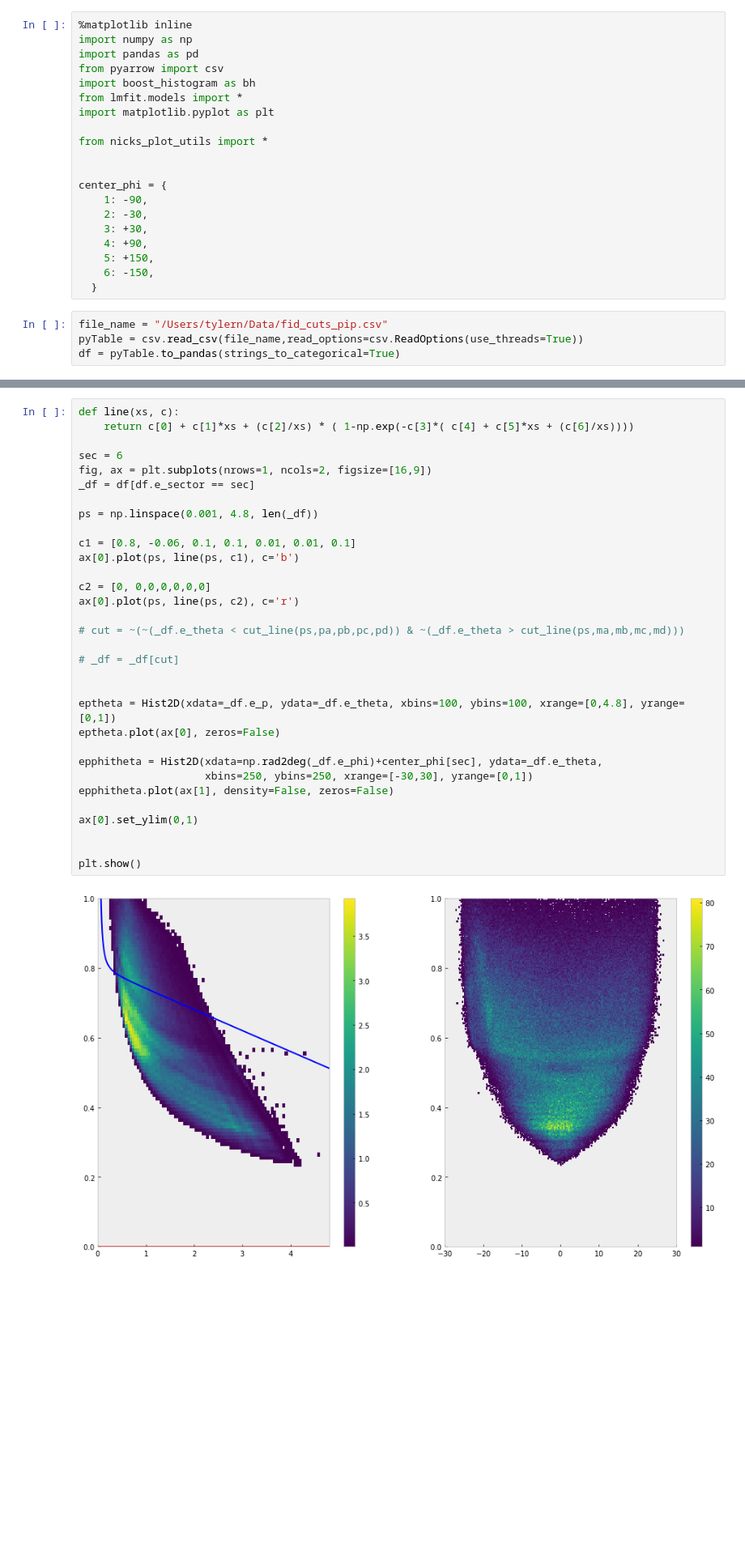
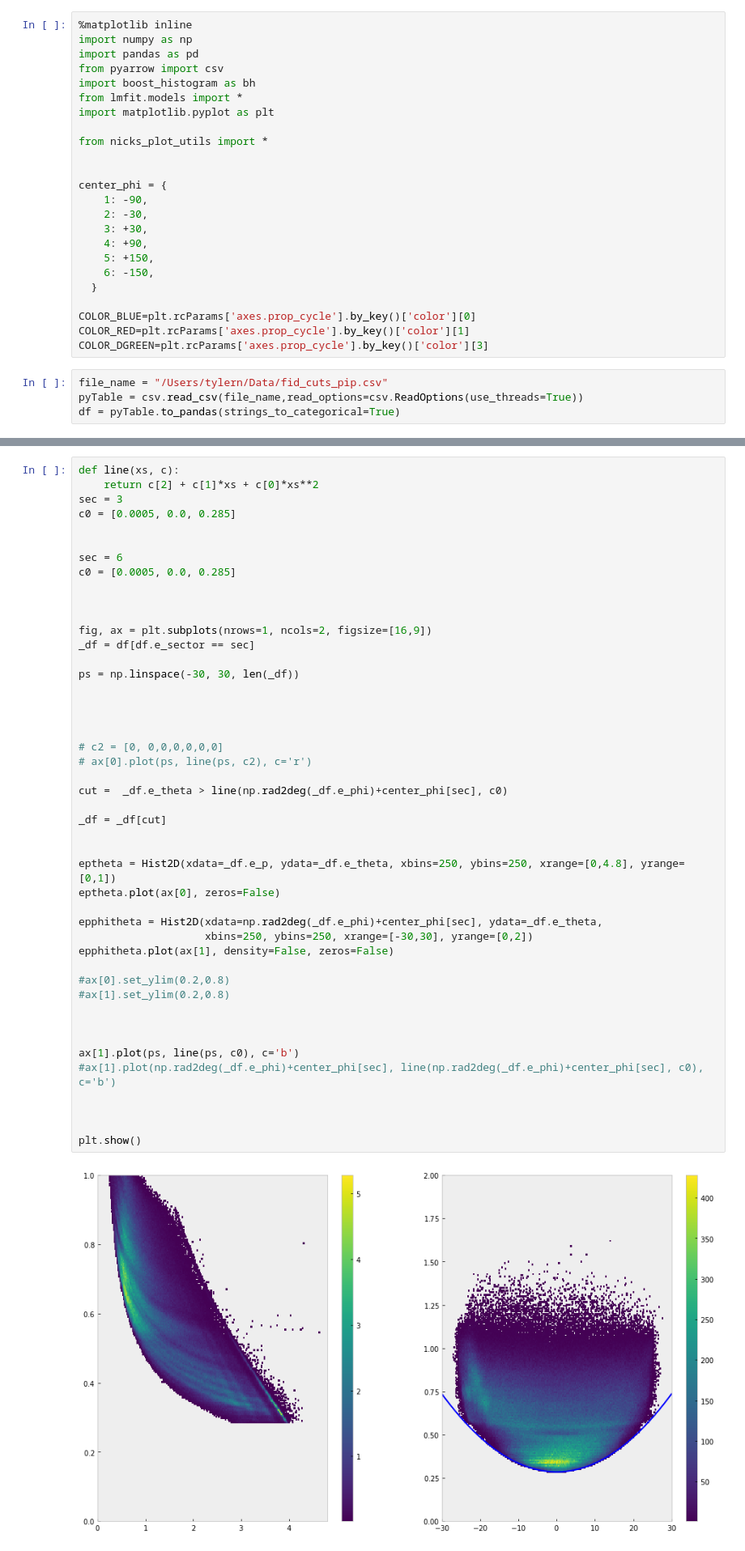
Before and after one commit to tylern4/analysisNotebooks, a Jupyter notebook: FidCuts/ElectronCutsSectors.ipynb, the cells around one changed output, grey strips where cells are left out. Shown at 81% size. Drawn from its saved outputs; the diff is of its cells as text; blank space fills up the shorter version.

```diff
--- a/FidCuts/ElectronCutsSectors.ipynb
+++ b/FidCuts/ElectronCutsSectors.ipynb
@@ -18,6 +18,10 @@ center_phi = {
     5: +150,
     6: -150,
   }
+
+COLOR_BLUE=plt.rcParams['axes.prop_cycle'].by_key()['color'][0]
+COLOR_RED=plt.rcParams['axes.prop_cycle'].by_key()['color'][1]
+COLOR_DGREEN=plt.rcParams['axes.prop_cycle'].by_key()['color'][3]
 # %%
 file_name = "/Users/tylern/Data/fid_cuts_pip.csv"
 pyTable = csv.read_csv(file_name,read_options=csv.ReadOptions(use_threads=True))
@@ -109,34 +190,48 @@ plt.show()
 # %%
 def line(xs, c):
-    return c[0] + c[1]*xs + (c[2]/xs) * ( 1-np.exp(-c[3]*( c[4] + c[5]*xs + (c[6]/xs))))
+    return c[2] + c[1]*xs + c[0]*xs**2
+sec = 3
+c0 = [0.0005, 0.0, 0.285]
+
 
 sec = 6
+c0 = [0.0005, 0.0, 0.285]
+
+
+
 fig, ax = plt.subplots(nrows=1, ncols=2, figsize=[16,9])
 _df = df[df.e_sector == sec]
 
-ps = np.linspace(0.001, 4.8, len(_df))
-
-c1 = [0.8, -0.06, 0.1, 0.1, 0.01, 0.01, 0.1]
-ax[0].plot(ps, line(ps, c1), c='b')
-
-c2 = [0, 0,0,0,0,0,0]
-ax[0].plot(ps, line(ps, c2), c='r')
-
-# cut = ~(~(_df.e_theta < cut_line(ps,pa,pb,pc,pd)) & ~(_df.e_theta > cut_line(ps,ma,mb,mc,md)))
-
-# _df = _df[cut]
+ps = np.linspace(-30, 30, len(_df))
 
 
-eptheta = Hist2D(xdata=_df.e_p, ydata=_df.e_theta, xbins=100, ybins=100, xrange=[0,4.8], yrange=[0,1])
+
+
+# c2 = [0, 0,0,0,0,0,0]
+# ax[0].plot(ps, line(ps, c2), c='r')
+
+cut =  _df.e_theta > line(np.rad2deg(_df.e_phi)+center_phi[sec], c0)
+
+_df = _df[cut]
+
+
+eptheta = Hist2D(xdata=_df.e_p, ydata=_df.e_theta, xbins=250, ybins=250, xrange=[0,4.8], yrange=[0,1])
 eptheta.plot(ax[0], zeros=False)
 
 epphitheta = Hist2D(xdata=np.rad2deg(_df.e_phi)+center_phi[sec], ydata=_df.e_theta,
-                    xbins=250, ybins=250, xrange=[-30,30], yrange=[0,1])
+                    xbins=250, ybins=250, xrange=[-30,30], yrange=[0,2])
 epphitheta.plot(ax[1], density=False, zeros=False)
 
-ax[0].set_ylim(0,1)
+#ax[0].set_ylim(0.2,0.8)
+#ax[1].set_ylim(0.2,0.8)
+
+
+
+ax[1].plot(ps, line(ps, c0), c='b')
+#ax[1].plot(np.rad2deg(_df.e_phi)+center_phi[sec], line(np.rad2deg(_df.e_phi)+center_phi[sec], c0), c='b')
+
 
 
 plt.show()
 # %% [output]
-[figure, old version]
+[figure, new version]
```
Also changed, not shown: parts of 9 cells of this notebook, 20 other files.
